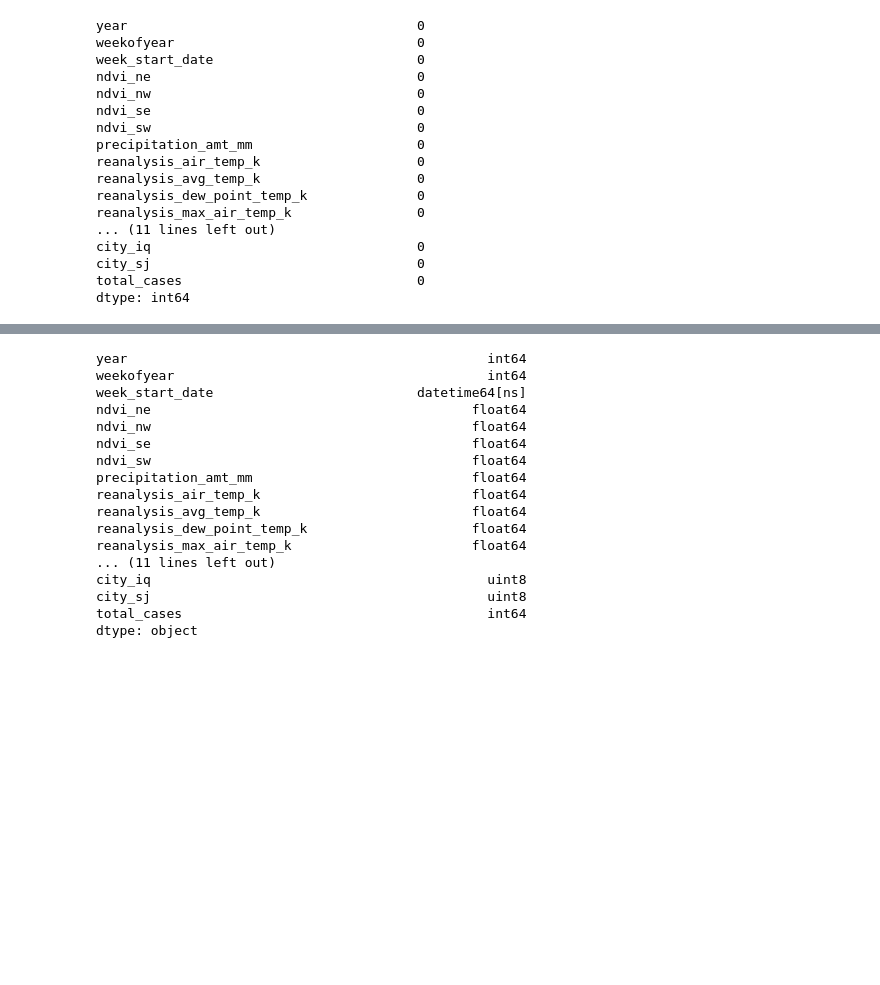
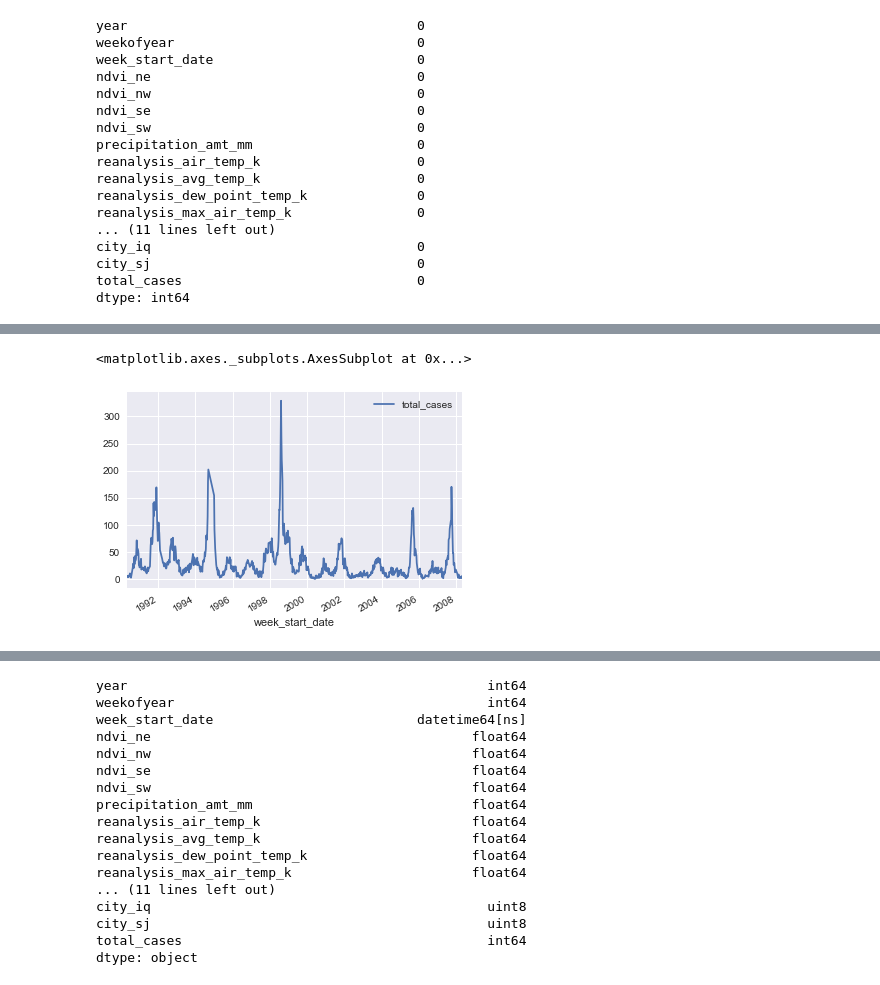
Before and after one commit to FNeiva/w205-final-project, a Jupyter notebook: Dengue_Exploration.ipynb, the cells around one changed output, grey strips where cells are left out. Drawn from its saved outputs; the diff is of its cells as text; code cells hidden in the pictures; blank space fills up the shorter version.

```diff
--- a/Dengue_Exploration.ipynb
+++ b/Dengue_Exploration.ipynb
@@ -223,0 +222,9 @@ ValueError: ordinal must be >= 1
+# %%
+df_graph2 = df_features_opt1.loc[:, ['total_cases','city_sj', 'week_start_date']]
+# %%
+df_graph2_filt = df_graph2.loc[df_graph2['city_sj'] == 1,['total_cases', 'week_start_date']].set_index('week_start_date')
+# %%
+df_graph2_filt.plot(kind = 'line')
+# %% [output]
+<matplotlib.axes._subplots.AxesSubplot at 0x...>
+[figure, added]
```
Also changed, not shown: parts of 15 cells of this notebook.
